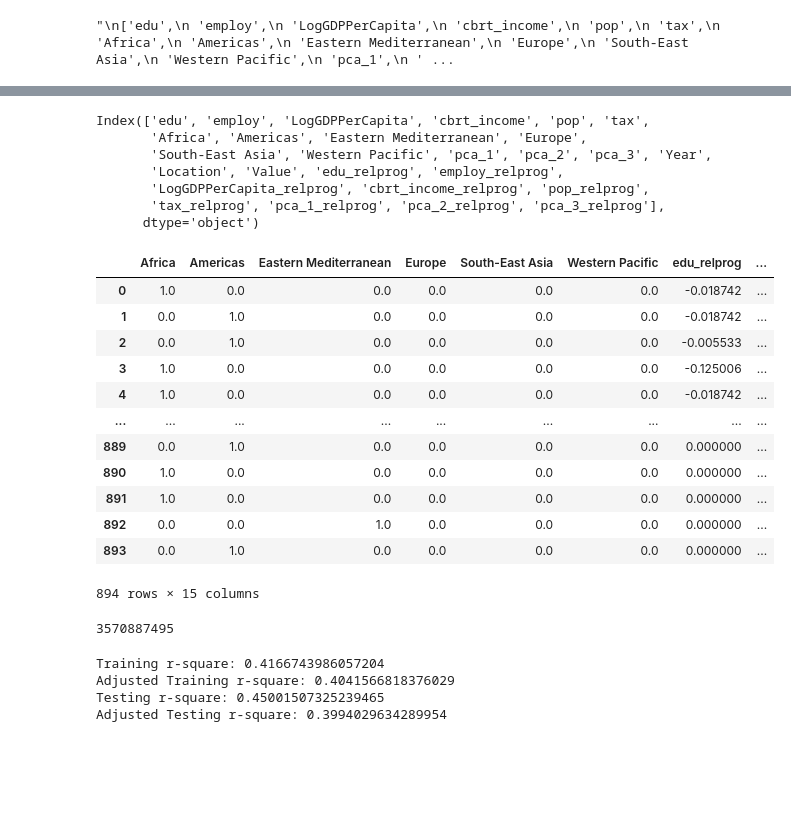
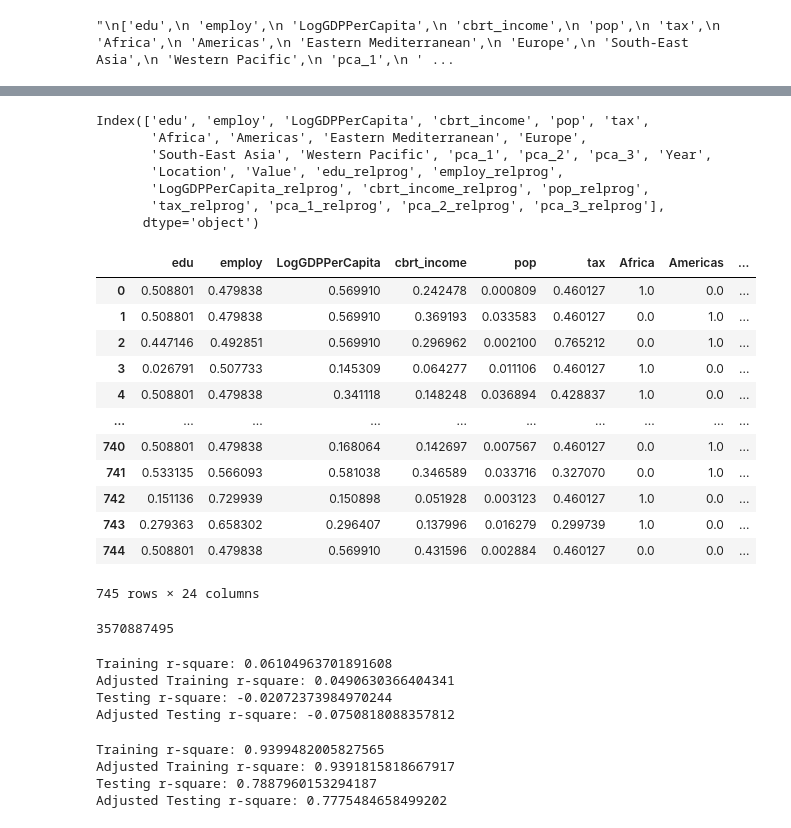
Before and after one commit to QiyunC/Citadel-Datathon-2021, a Jupyter notebook: Lasso.ipynb, the cells around one changed output, grey strips where cells are left out. Saved outputs shown, nothing was run; the diff lists cells and outputs as text; code cells hidden in the pictures; blank space fills up the shorter version.

Commit message:
update random forest results

```diff
--- a/Lasso.ipynb
+++ b/Lasso.ipynb
@@ -102,36 +95,39 @@ df_all.head()
 # %%
 print(df_all.columns)
 
-X_m2 = df_all.drop(['Value', 'Year','Location','edu','employ','LogGDPPerCapita','cbrt_income','pop',
-                   'tax','pca_1','pca_2','pca_3'], axis=1)
-#X_m2 = df_all.drop(['Location'], axis=1)
-#X_m2 = X_m2.drop(X_m2[X_m2['Year'] == 2013].index)
-#X_m2 = X_m2.drop(['Year'], axis=1)
-#y_m2 = X_m2["Value"]
-y_m2 = df_all["Value"]
-#X_m2 = X_m2.drop(['Value'], axis=1)
+'''X_m2 = df_all.drop(['Value', 'Year','Location','edu','employ','LogGDPPerCapita','cbrt_income','pop',
+                   'tax','pca_1','pca_2','pca_3','Africa','Americas','Eastern Mediterranean','Europe'
+                   ,'South-East Asia','Western Pacific'], axis=1)
+y_m2 = df_all["Value"]'''
+
+X_m2 = df_all.drop(['Location'], axis=1)
+X_m2 = X_m2.drop(X_m2[X_m2['Year'] == 2013].index)
+X_m2 = X_m2.drop(['Year'], axis=1)
+y_m2 = X_m2["Value"]
+
+X_m2 = X_m2.drop(['Value'], axis=1)
 X_m2
 # %% [output]
 Index(['edu', 'employ', 'LogGDPPerCapita', 'cbrt_income', 'pop', 'tax',
        'Africa', 'Americas', 'Eastern Mediterranean', 'Europe',
        'South-East Asia', 'Western Pacific', 'pca_1', 'pca_2', 'pca_3', 'Year',
        'Location', 'Value', 'edu_relprog', 'employ_relprog',
        'LogGDPPerCapita_relprog', 'cbrt_income_relprog', 'pop_relprog',
        'tax_relprog', 'pca_1_relprog', 'pca_2_relprog', 'pca_3_relprog'],
       dtype='object')
-|  | Africa | Americas | Eastern Mediterranean | Europe | South-East Asia | Western Pacific | edu_relprog | ... |
-| 0 | 1.0 | 0.0 | 0.0 | 0.0 | 0.0 | 0.0 | -0.018742 | ... |
-| 1 | 0.0 | 1.0 | 0.0 | 0.0 | 0.0 | 0.0 | -0.018742 | ... |
-| 2 | 0.0 | 1.0 | 0.0 | 0.0 | 0.0 | 0.0 | -0.005533 | ... |
-| 3 | 1.0 | 0.0 | 0.0 | 0.0 | 0.0 | 0.0 | -0.125006 | ... |
-| 4 | 1.0 | 0.0 | 0.0 | 0.0 | 0.0 | 0.0 | -0.018742 | ... |
-| ... | ... | ... | ... | ... | ... | ... | ... | ... |
-| 889 | 0.0 | 1.0 | 0.0 | 0.0 | 0.0 | 0.0 | 0.000000 | ... |
-| 890 | 1.0 | 0.0 | 0.0 | 0.0 | 0.0 | 0.0 | 0.000000 | ... |
-| 891 | 1.0 | 0.0 | 0.0 | 0.0 | 0.0 | 0.0 | 0.000000 | ... |
-| 892 | 0.0 | 0.0 | 1.0 | 0.0 | 0.0 | 0.0 | 0.000000 | ... |
-| 893 | 0.0 | 1.0 | 0.0 | 0.0 | 0.0 | 0.0 | 0.000000 | ... |
+|  | edu | employ | LogGDPPerCapita | cbrt_income | pop | tax | Africa | Americas | ... |
+| 0 | 0.508801 | 0.479838 | 0.569910 | 0.242478 | 0.000809 | 0.460127 | 1.0 | 0.0 | ... |
+| 1 | 0.508801 | 0.479838 | 0.569910 | 0.369193 | 0.033583 | 0.460127 | 0.0 | 1.0 | ... |
+| 2 | 0.447146 | 0.492851 | 0.569910 | 0.296962 | 0.002100 | 0.765212 | 0.0 | 1.0 | ... |
+| 3 | 0.026791 | 0.507733 | 0.145309 | 0.064277 | 0.011106 | 0.460127 | 1.0 | 0.0 | ... |
+| 4 | 0.508801 | 0.479838 | 0.341118 | 0.148248 | 0.036894 | 0.428837 | 1.0 | 0.0 | ... |
+| ... | ... | ... | ... | ... | ... | ... | ... | ... | ... |
+| 740 | 0.508801 | 0.479838 | 0.168064 | 0.142697 | 0.007567 | 0.460127 | 0.0 | 1.0 | ... |
+| 741 | 0.533135 | 0.566093 | 0.581038 | 0.346589 | 0.033716 | 0.327070 | 0.0 | 1.0 | ... |
+| 742 | 0.151136 | 0.729939 | 0.150898 | 0.051928 | 0.003123 | 0.460127 | 1.0 | 0.0 | ... |
+| 743 | 0.279363 | 0.658302 | 0.296407 | 0.137996 | 0.016279 | 0.299739 | 1.0 | 0.0 | ... |
+| 744 | 0.508801 | 0.479838 | 0.569910 | 0.431596 | 0.002884 | 0.460127 | 0.0 | 0.0 | ... |
-894 rows × 15 columns
+745 rows × 24 columns
 # %%
 np.random.get_state()[1][3]
 # %% [output]
@@ -154,7 +150,23 @@ print("Adjusted Training r-square:", 1-(1-R2_train)*(n_train-1)/(n_train-p-1))
 print("Testing r-square:", m2.score(X_m2_test, y_m2_test))
 print("Adjusted Testing r-square:", 1-(1-R2_test)*(n_test-1)/(n_test-p-1))
 # %% [output]
-Training r-square: 0.4166743986057204
-Adjusted Training r-square: 0.4041566818376029
-Testing r-square: 0.45001507325239465
-Adjusted Testing r-square: 0.3994029634289954
+Training r-square: 0.06104963701891608
+Adjusted Training r-square: 0.0490630366404341
+Testing r-square: -0.02072373984970244
+Adjusted Testing r-square: -0.0750818088357812
+# %%
+# random forest
+from sklearn.ensemble import RandomForestRegressor
+rf_regr = RandomForestRegressor(max_depth=11, random_state=123445)
+rf_regr.fit(X_m2_train, y_m2_train)
+R2_train_rf = rf_regr.score(X_m2_train, y_m2_train)
+R2_test_rf = rf_regr.score(X_m2_test, y_m2_test)
+print("Training r-square:", rf_regr.score(X_m2_train, y_m2_train))
+print("Adjusted Training r-square:", 1-(1-R2_train_rf)*(n_train-1)/(n_train-p-1))
+print("Testing r-square:", rf_regr.score(X_m2_test, y_m2_test))
+print("Adjusted Testing r-square:", 1-(1-R2_test_rf)*(n_test-1)/(n_test-p-1))
+# %% [output]
+Training r-square: 0.9399482005827565
+Adjusted Training r-square: 0.9391815818667917
+Testing r-square: 0.7887960153294187
+Adjusted Testing r-square: 0.7775484658499202
```
Also changed, not shown: parts of 3 cells of this notebook.
